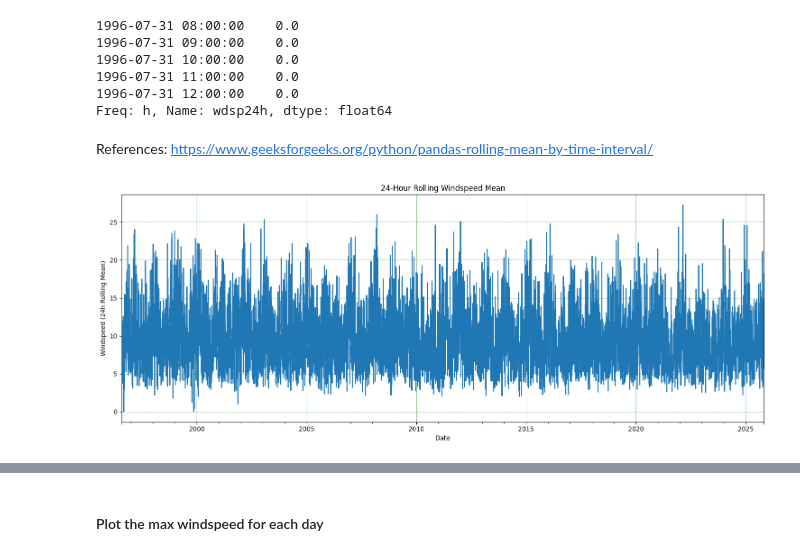
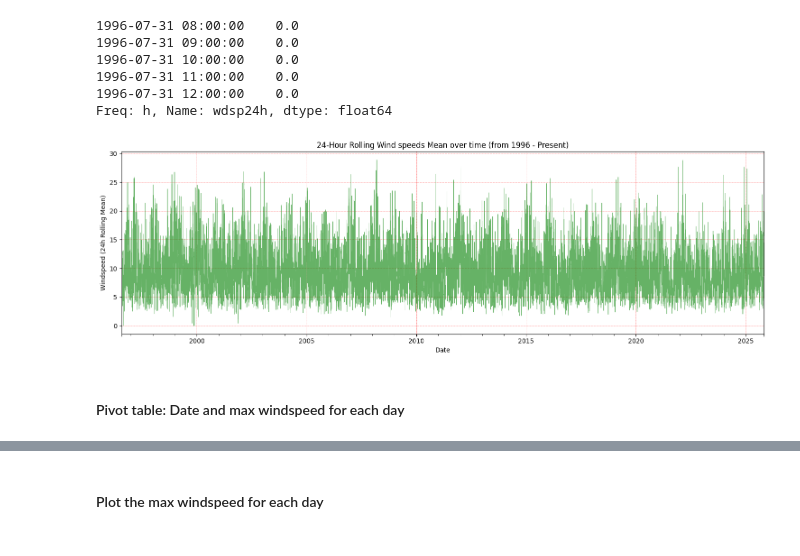
Before and after one commit to quyenphanlyons/programming-for-data-analytics, a Jupyter notebook: assignments/assignment06-weather.ipynb, the cells around one changed output, grey strips where cells are left out. Saved outputs shown, nothing was run; the diff lists cells and outputs as text; code cells hidden in the pictures.

```diff
--- a/assignments/assignment06-weather.ipynb
+++ b/assignments/assignment06-weather.ipynb
@@ -181,7 +113,7 @@ KeyError: 'date'
 # %% [markdown]
 #### Plot the rolling windspeed (say over 24 hours)
 # %%
-# Set index
-df = df.set_index('date')#.sort_index()
-df.head(20)
+# Set column 'date' as index
+df1 = df.set_index('date')#.sort_index()
+df1.head(3)
 # %% [output]
@@ -193,5 +130,4 @@ print(df.index.max())
 # %%
 # --- IMPORTANT ---
 # Reindex to continuous hourly timestamps (fills all missing hours)
-df = df.reindex(pd.date_range(df.index.min(), df.index.max(), freq='h'))
-df.head()
+df1 = df1.reindex(pd.date_range(df1.index.min(), df1.index.max(), freq='h'))
@@ -217,6 +134,5 @@ df.head()
 # %%
 # Interpolate missing windspeed (linear is best for meteorological data)
-#df['wdsp']=df['wdsp'].astype('float64')
-df['wdsp'] = df['wdsp'].interpolate(method='time', limit_direction='both', limit_area='inside', limit=500)
-df['wdsp'].head()
+df1['wdsp'] = df1['wdsp'].interpolate(method='time', limit_direction='both', limit_area='inside', limit=500)
+df1.head(3)
 # %% [output]
@@ -229,7 +144,7 @@ Freq: h, Name: wdsp, dtype: float64
 # %%
 # Calculating Rolling Mean 24-hour
-df['wdsp24h'] = df['wdsp'].rolling('24h').mean()
-df['wdsp24h'].head()
+df1['wdsp24h'] = df1['wdsp'].rolling('24h').mean()
+df1['wdsp24h'].head()
 # %% [output]
 1996-07-31 08:00:00    0.0
 1996-07-31 09:00:00    0.0
@@ -237,19 +152,19 @@ df['wdsp24h'].head()
 1996-07-31 11:00:00    0.0
 1996-07-31 12:00:00    0.0
 Freq: h, Name: wdsp24h, dtype: float64
-# %% [markdown]
-References: https://www.geeksforgeeks.org/python/pandas-rolling-mean-by-time-interval/
 # %%
 # Plot
-plt.figure(figsize=(15,6))
-df['wdsp24h'].plot()
-plt.title("24-Hour Rolling Windspeed Mean")
+plt.figure(figsize=(15,5))
+df1['wdsp24h'].plot(color="green",alpha=0.6,linewidth=0.6)
+plt.title("24-Hour Rolling Wind speeds Mean over time (from 1996 - Present)")
 plt.xlabel("Date")
 plt.ylabel("Windspeed (24h Rolling Mean)")
 plt.tight_layout()
-plt.grid(color = 'green', linestyle = '--', linewidth = 0.4)
+plt.grid(color = 'red', linestyle = '--', linewidth = 0.4, alpha=0.7)
 plt.show()
 # %% [output]
-[figure, old version]
+[figure, new version]
+# %% [markdown]
+#### Pivot table: Date and max windspeed for each day
 # %%
 df_anal2 = pd.pivot_table(df,values='wdsp',
```
Also changed, not shown: parts of 33 cells of this notebook.
